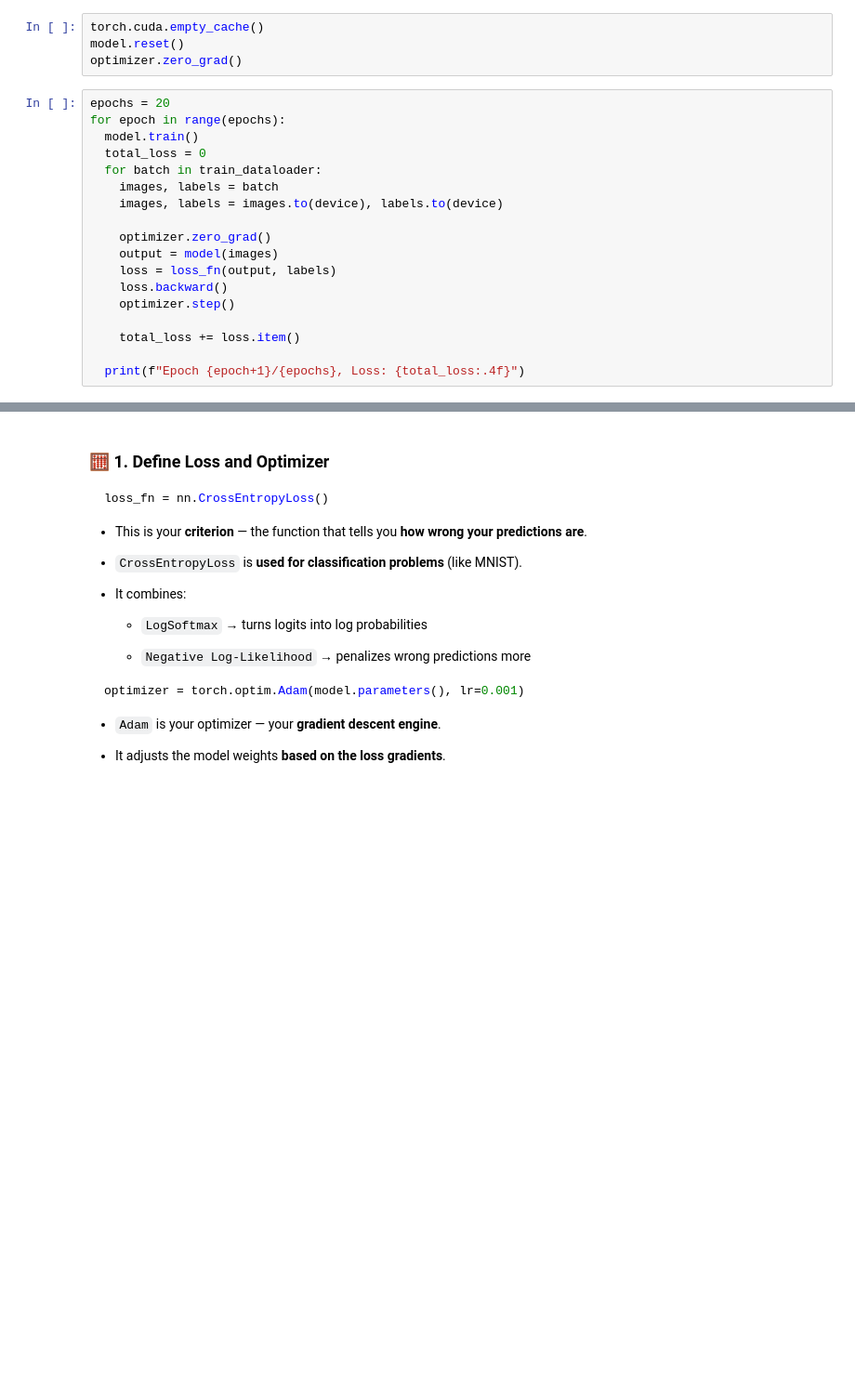
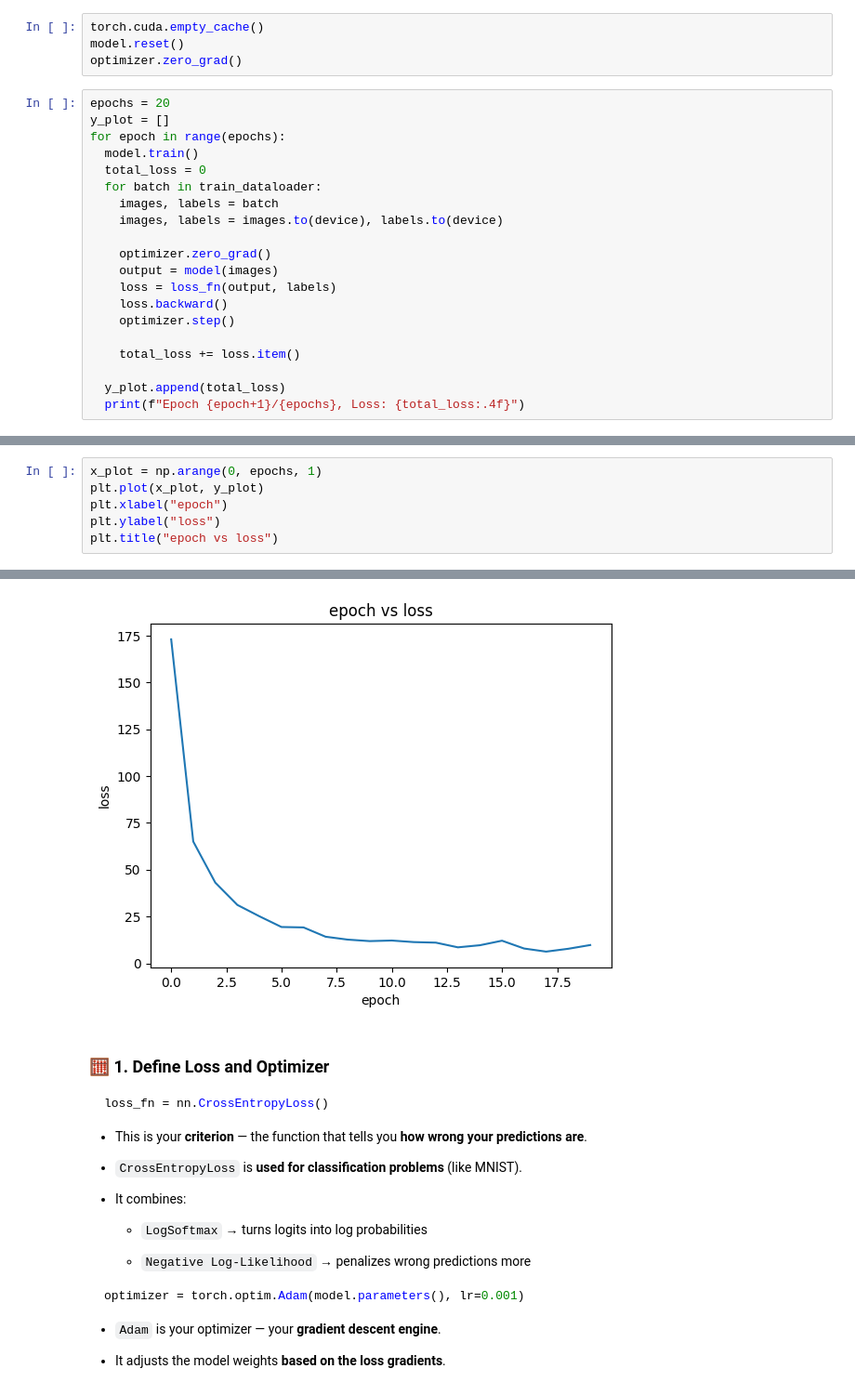
Before and after one commit to yasirfaizahmed/MNIST_digit_recognition, a Jupyter notebook: notebooks/mnist_model_dev.ipynb, the cells around one changed output, grey strips where cells are left out. Shown at 93% size. Saved outputs shown, nothing was run; the diff lists cells and outputs as text; blank space fills up the shorter version.

```diff
--- a/notebooks/mnist_model_dev.ipynb
+++ b/notebooks/mnist_model_dev.ipynb
@@ -101,6 +102,7 @@ model.reset()
 optimizer.zero_grad()
 # %%
 epochs = 20
+y_plot = []
 for epoch in range(epochs):
   model.train()
   total_loss = 0
@@ -116,5 +118,6 @@ for epoch in range(epochs):
 
     total_loss += loss.item()
 
+  y_plot.append(total_loss)
   print(f"Epoch {epoch+1}/{epochs}, Loss: {total_loss:.4f}")
 # %% [output]
@@ -123,0 +144,7 @@ KeyboardInterrupt:
+# %%
+x_plot = np.arange(0, epochs, 1)
+plt.plot(x_plot, y_plot)
+plt.xlabel("epoch")
+plt.ylabel("loss")
+plt.title("epoch vs loss")
+# %% [output]
@@ -124,3 +152,4 @@ KeyboardInterrupt:
+[figure, added]
 # %% [markdown]
 ### 🧮 1. Define Loss and Optimizer
 
```
Also changed, not shown: parts of 3 cells of this notebook.
